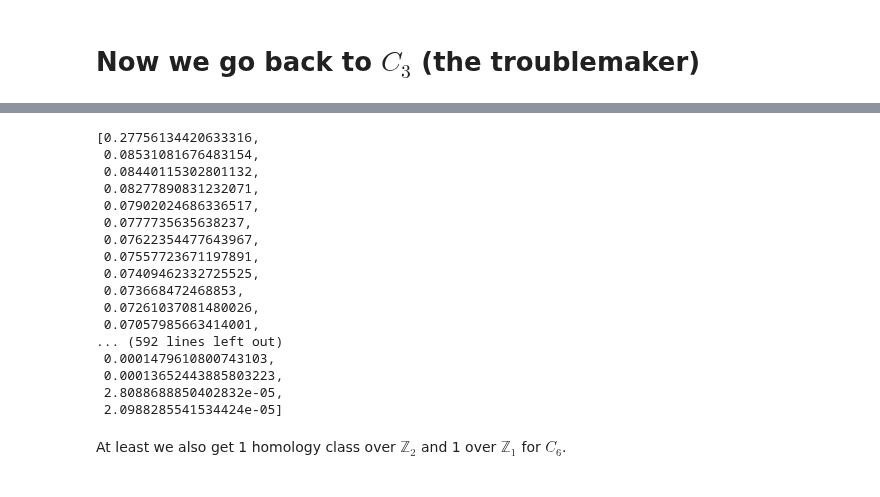
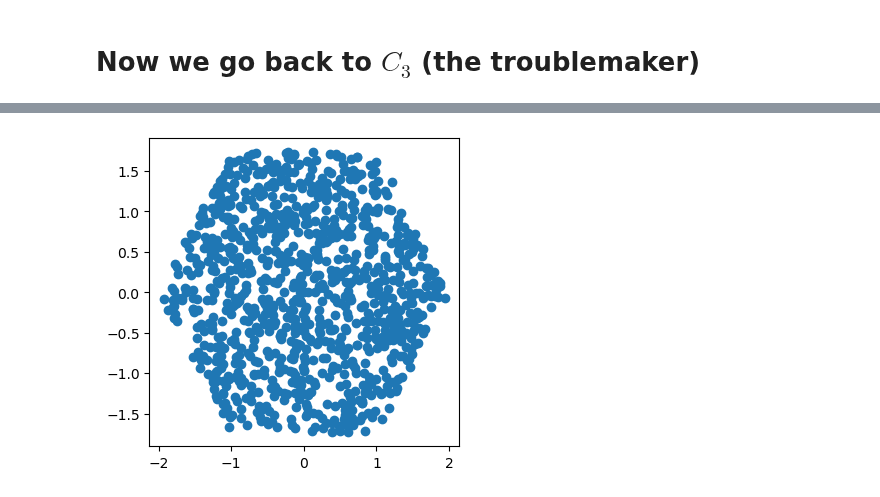
Before and after one commit to kyleormsby/persistent-symmetry, a Jupyter notebook: studentDemos/Olivia_demos/fund_domain.ipynb, the cells around one changed output, grey strips where cells are left out. Drawn from its saved outputs; the diff is of its cells as text; code cells hidden in the pictures.

```diff
--- a/studentDemos/Olivia_demos/fund_domain.ipynb
+++ b/studentDemos/Olivia_demos/fund_domain.ipynb
@@ -422,13 +404,0 @@ def generate_c3_isoms(n_isos, a):
-# %%
-hexagon = generate_c3_isoms(1000, 1)
-
-X = []
-Y = []
-for i in range(len(hexagon)):
-    X.append(hexagon[i][0])
-    Y.append(hexagon[i][1])
-
-fig = plt.figure(figsize = (4, 4))
-ax = plt.axes()
-ax.scatter(X, Y)
-plt.show()
@@ -437,7 +404,0 @@ plt.show()
-# %%
-isoms = generate_c3_isoms(1000, .5)
-
-M = np.zeros((1000,1000))
-for i in range(1000):
-    for j in range(1000):
-        M[i][j] = distance_C3(isoms[i], isoms[j], .5)
@@ -588,23 +404,0 @@ plot_dgms(output)
-# %%
-#one outlier
-persistent_H1_intervals(output)
-# %% [output]
-[0.27756134420633316,
- 0.08531081676483154,
- 0.08440115302801132,
- 0.08277890831232071,
- 0.07902024686336517,
- 0.0777735635638237,
- 0.07622354477643967,
- 0.07557723671197891,
- 0.07409462332725525,
- 0.073668472468853,
- 0.07261037081480026,
- 0.07057985663414001,
-... (592 lines left out)
- 0.0001479610800743103,
- 0.00013652443885803223,
- 2.8088688850402832e-05,
- 2.0988285541534424e-05]
-# %% [markdown]
-At least we also get 1 homology class over $\mathbb{Z}_2$ and 1 over $\mathbb{Z}_1$ for $C_6$.
@@ -610,0 +422,15 @@ At least we also get 1 homology class over $\mathbb{Z}_2$ and 1 over $\mathbb{Z}
+# %%
+hexagon = generate_c3_isoms(1000, 2)
+
+X = []
+Y = []
+for i in range(len(hexagon)):
+    X.append(hexagon[i][0])
+    Y.append(hexagon[i][1])
+
+fig = plt.figure(figsize = (4, 4))
+ax = plt.axes()
+ax.scatter(X, Y)
+plt.show()
+# %% [output]
+[figure, added]
```
Also changed, not shown: parts of 49 cells of this notebook.
